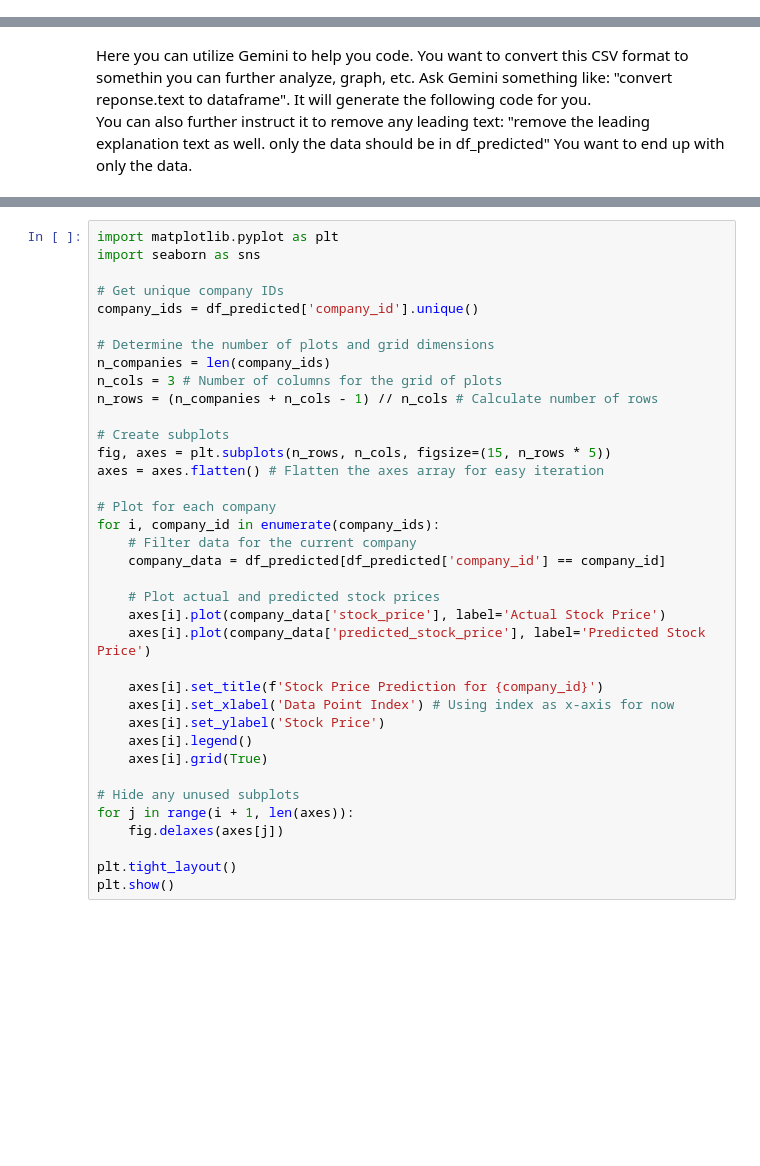
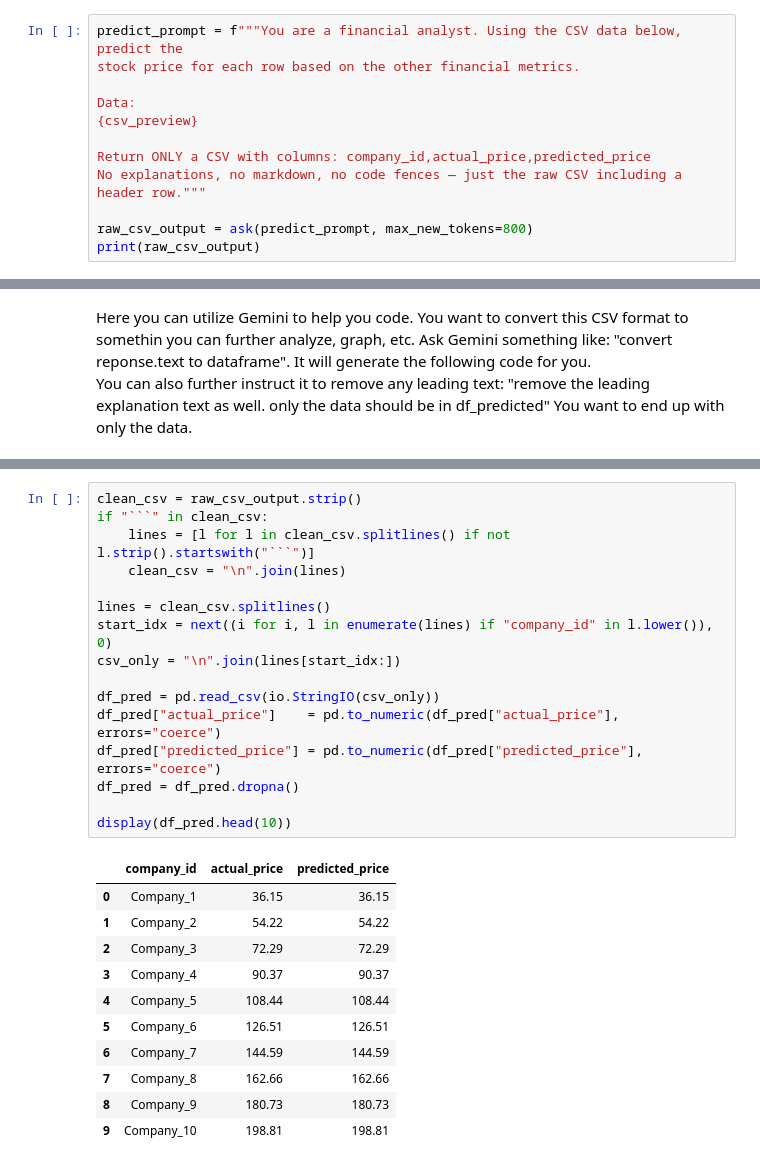
Before and after one commit to PMRv1/UTK-AI-Project-3, a Jupyter notebook: Assignment4.ipynb, the cells around one changed output, grey strips where cells are left out. Cells and saved outputs as stored; diff of their text form; blank space fills up the shorter version.

````diff
--- a/Assignment4.ipynb
+++ b/Assignment4.ipynb
@@ -67,0 +240,12 @@ print(predict_prompt[:500] + "...") # Print the beginning of the prompt to show
+# %%
+predict_prompt = f"""You are a financial analyst. Using the CSV data below, predict the
+stock price for each row based on the other financial metrics.
+
+Data:
+{csv_preview}
+
+Return ONLY a CSV with columns: company_id,actual_price,predicted_price
+No explanations, no markdown, no code fences — just the raw CSV including a header row."""
+
+raw_csv_output = ask(predict_prompt, max_new_tokens=800)
+print(raw_csv_output)
@@ -104,37 +305,28 @@ display(df_predicted.head())
-# %%
-import matplotlib.pyplot as plt
-import seaborn as sns
-
-# Get unique company IDs
-company_ids = df_predicted['company_id'].unique()
-
-# Determine the number of plots and grid dimensions
-n_companies = len(company_ids)
-n_cols = 3 # Number of columns for the grid of plots
-n_rows = (n_companies + n_cols - 1) // n_cols # Calculate number of rows
-
-# Create subplots
-fig, axes = plt.subplots(n_rows, n_cols, figsize=(15, n_rows * 5))
-axes = axes.flatten() # Flatten the axes array for easy iteration
-
-# Plot for each company
-for i, company_id in enumerate(company_ids):
-    # Filter data for the current company
-    company_data = df_predicted[df_predicted['company_id'] == company_id]
-
-    # Plot actual and predicted stock prices
-    axes[i].plot(company_data['stock_price'], label='Actual Stock Price')
-    axes[i].plot(company_data['predicted_stock_price'], label='Predicted Stock Price')
-
-    axes[i].set_title(f'Stock Price Prediction for {company_id}')
-    axes[i].set_xlabel('Data Point Index') # Using index as x-axis for now
-    axes[i].set_ylabel('Stock Price')
-    axes[i].legend()
-    axes[i].grid(True)
-
-# Hide any unused subplots
-for j in range(i + 1, len(axes)):
-    fig.delaxes(axes[j])
-
-plt.tight_layout()
-plt.show()
+# %%
+clean_csv = raw_csv_output.strip()
+if "```" in clean_csv:
+    lines = [l for l in clean_csv.splitlines() if not l.strip().startswith("```")]
+    clean_csv = "\n".join(lines)
+
+lines = clean_csv.splitlines()
+start_idx = next((i for i, l in enumerate(lines) if "company_id" in l.lower()), 0)
+csv_only = "\n".join(lines[start_idx:])
+
+df_pred = pd.read_csv(io.StringIO(csv_only))
+df_pred["actual_price"]    = pd.to_numeric(df_pred["actual_price"],    errors="coerce")
+df_pred["predicted_price"] = pd.to_numeric(df_pred["predicted_price"], errors="coerce")
+df_pred = df_pred.dropna()
+
+display(df_pred.head(10))
+# %% [output]
+|  | company_id | actual_price | predicted_price |
+| 0 | Company_1 | 36.15 | 36.15 |
+| 1 | Company_2 | 54.22 | 54.22 |
+| 2 | Company_3 | 72.29 | 72.29 |
+| 3 | Company_4 | 90.37 | 90.37 |
+| 4 | Company_5 | 108.44 | 108.44 |
+| 5 | Company_6 | 126.51 | 126.51 |
+| 6 | Company_7 | 144.59 | 144.59 |
+| 7 | Company_8 | 162.66 | 162.66 |
+| 8 | Company_9 | 180.73 | 180.73 |
+| 9 | Company_10 | 198.81 | 198.81 |
````
Also changed, not shown: parts of 25 cells of this notebook.
